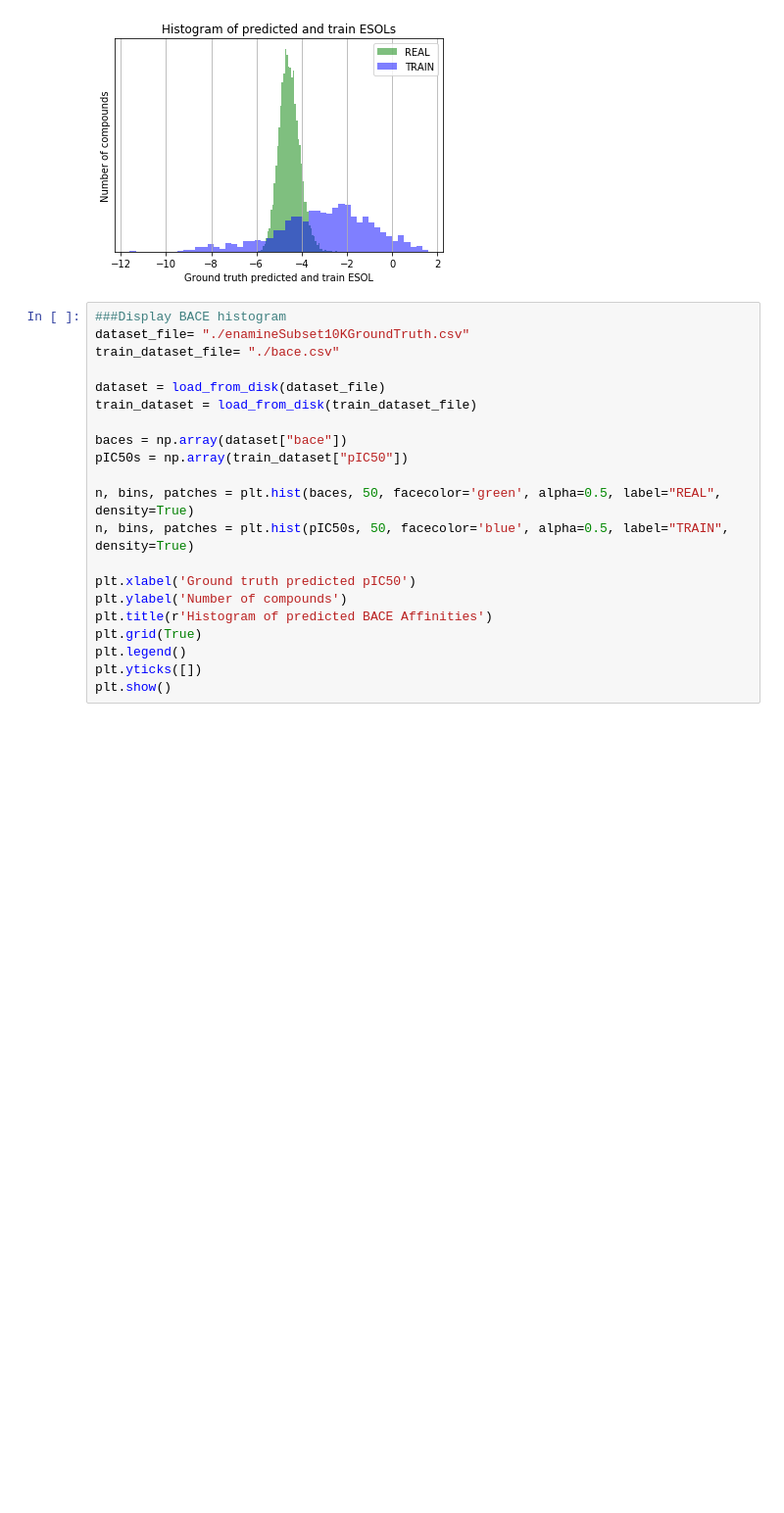
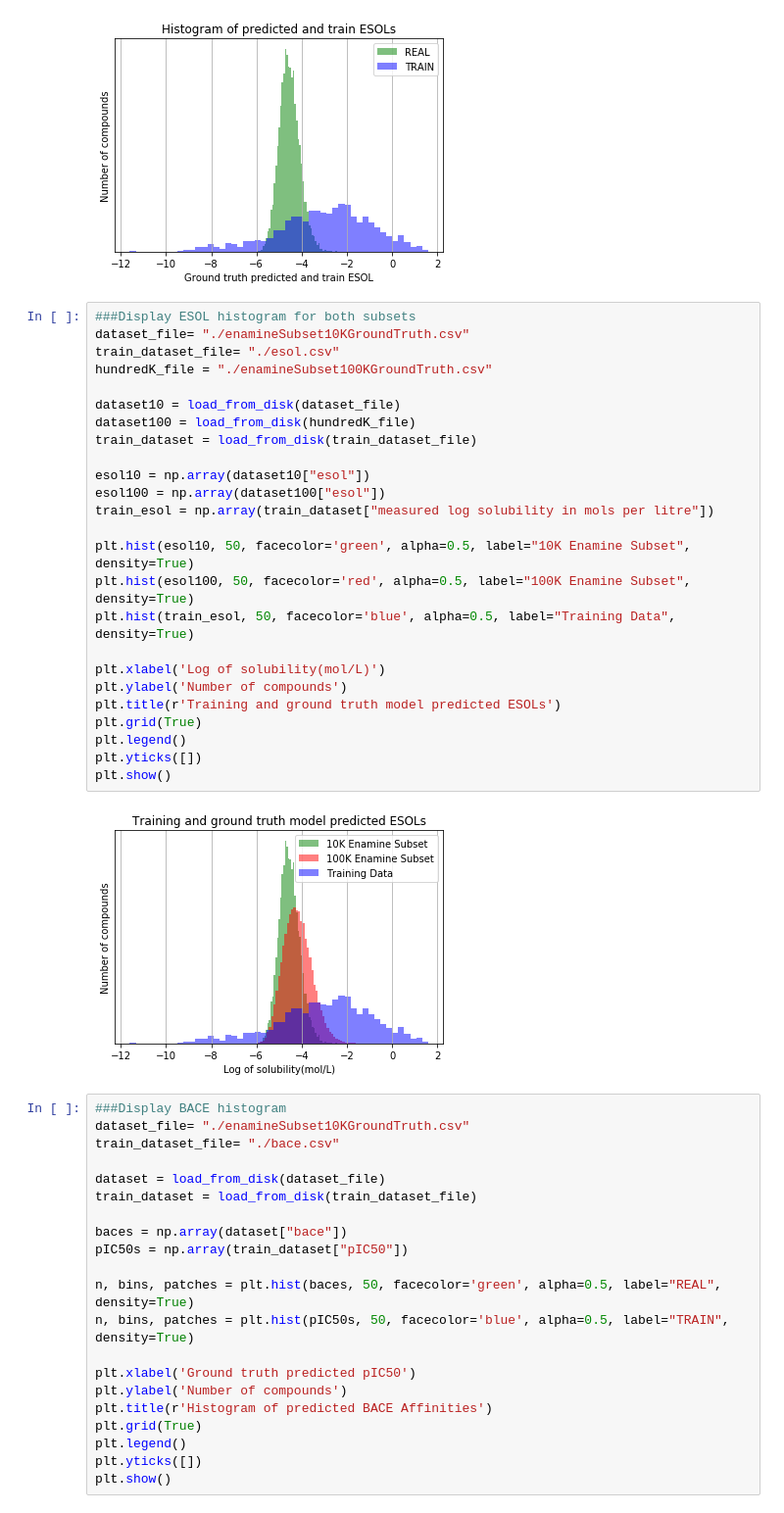
Before and after one commit to choderalab/autonomous-molecular-design, a Jupyter notebook: MolecularPropertyHistograms10K.ipynb, the cells around one changed output. Shown: that part at 98% size. Drawn from its saved outputs; the diff is of its cells as text; blank space fills up the shorter version.

```diff
--- a/MolecularPropertyHistograms10K.ipynb
+++ b/MolecularPropertyHistograms10K.ipynb
@@ -50,6 +77,33 @@ plt.yticks([])
 plt.show()
 # %% [output]
 [figure]
+# %%
+###Display ESOL histogram for both subsets
+dataset_file= "./enamineSubset10KGroundTruth.csv"
+train_dataset_file= "./esol.csv"
+hundredK_file = "./enamineSubset100KGroundTruth.csv"
+
+dataset10 = load_from_disk(dataset_file)
+dataset100 = load_from_disk(hundredK_file)
+train_dataset = load_from_disk(train_dataset_file)
+
+esol10 = np.array(dataset10["esol"])
+esol100 = np.array(dataset100["esol"])
+train_esol = np.array(train_dataset["measured log solubility in mols per litre"])
+
+plt.hist(esol10, 50, facecolor='green', alpha=0.5, label="10K Enamine Subset", density=True)
+plt.hist(esol100, 50, facecolor='red', alpha=0.5, label="100K Enamine Subset", density=True)
+plt.hist(train_esol, 50, facecolor='blue', alpha=0.5, label="Training Data", density=True)
+
+plt.xlabel('Log of solubility(mol/L)')
+plt.ylabel('Number of compounds')
+plt.title(r'Training and ground truth model predicted ESOLs')
+plt.grid(True)
+plt.legend()
+plt.yticks([])
+plt.show()
+# %% [output]
+[figure, added]
 # %%
 ###Display BACE histogram
 dataset_file= "./enamineSubset10KGroundTruth.csv"
```
Also changed, not shown: parts of 2 cells of this notebook, 4 other files.
